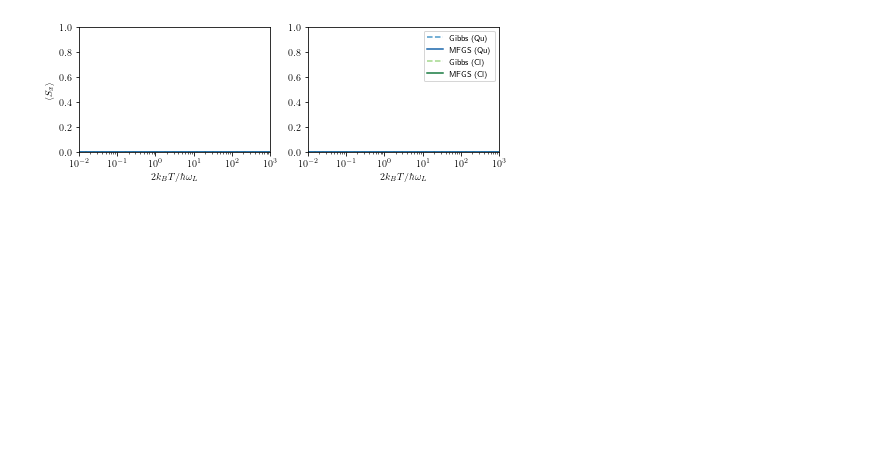
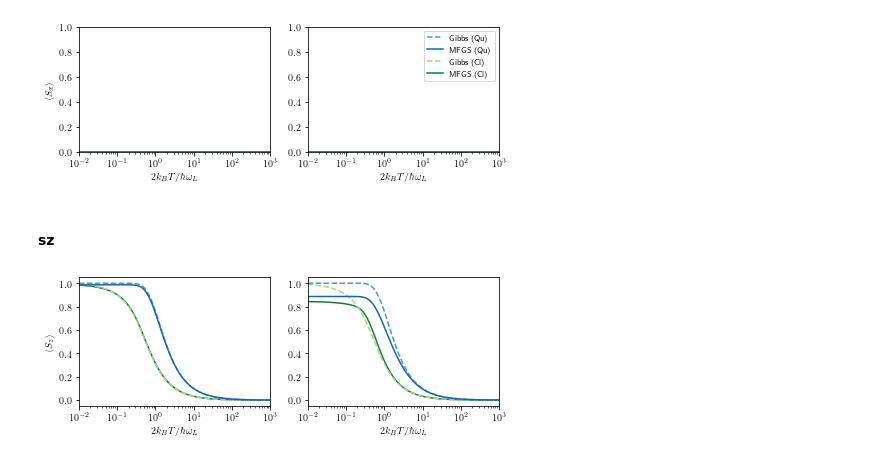
Before and after one commit to quantum-exeter/QuantumSpinDynamics, a Jupyter notebook: plot/plotStatics.ipynb, the cells around one changed output. Drawn from its saved outputs; the diff is of its cells as text; code cells hidden in the pictures; blank space fills up the shorter version.

```diff
--- a/plot/plotStatics.ipynb
+++ b/plot/plotStatics.ipynb
@@ -115,10 +117,28 @@ plt.savefig("C://Users//crh222//Dropbox//PhD//1. RC Mapping//Graphs//Statics//di
 dataG = np.array(pd.read_csv(r'..//paper_data//qu_Gibbs.csv'))
 
 #### prma ####
+data1D_x_prma = np.array(pd.read_csv(r'..//paper_data//qu_MFGS_1D_x_prma_100.csv'))
+data1D_x_prma_cl = np.array(pd.read_csv(r'C://Users//crh222//ClassicalSpinMFGS//paper_data//cl_MFGS_1D_x_prma.csv'))
+
+data1D_z_prma = np.array(pd.read_csv(r'..//paper_data//qu_MFGS_1D_z_prma_100.csv'))
+data1D_z_prma_cl = np.array(pd.read_csv(r'C://Users//crh222//ClassicalSpinMFGS//paper_data//cl_MFGS_1D_z_prma.csv'))
+
+data1D_pi4_prma = np.array(pd.read_csv(r'..//paper_data//qu_MFGS_1D_pi4_prma_100.csv'))
+data1D_pi4_prma_cl = np.array(pd.read_csv(r'C://Users//crh222//ClassicalSpinMFGS//paper_data//cl_MFGS_1D_pi4_prma.csv'))
+
 data3D_prma = np.array(pd.read_csv(r'..//paper_data//qu_MFGS_3D_prma_5.csv'))
 data3D_prma_tempo = np.array(pd.read_csv(r'..//paper_data//TEMPO.csv'))
 data3D_prma_cl = np.array(pd.read_csv(r'C://Users//crh222//ClassicalSpinMFGS//paper_data//cl_MFGS_3D_prma.csv'))
 
 #### prmb ####
+data1D_x_prmb = np.array(pd.read_csv(r'..//paper_data//qu_MFGS_1D_x_prmb_100.csv'))
+data1D_x_prmb_cl = np.array(pd.read_csv(r'C://Users//crh222//ClassicalSpinMFGS//paper_data//cl_MFGS_1D_x_prmb.csv'))
+
+data1D_z_prmb = np.array(pd.read_csv(r'..//paper_data//qu_MFGS_1D_z_prmb_100.csv'))
+data1D_z_prmb_cl = np.array(pd.read_csv(r'C://Users//crh222//ClassicalSpinMFGS//paper_data//cl_MFGS_1D_z_prmb.csv'))
+
+data1D_pi4_prmb = np.array(pd.read_csv(r'..//paper_data//qu_MFGS_1D_pi4_prmb_100.csv'))
+data1D_pi4_prmb_cl = np.array(pd.read_csv(r'C://Users//crh222//ClassicalSpinMFGS//paper_data//cl_MFGS_1D_pi4_prmb.csv'))
+
 data3D_prmb = np.array(pd.read_csv(r'..//paper_data//qu_MFGS_3D_prmb_5.csv'))
 data3D_prmb_cl = np.array(pd.read_csv(r'C://Users//crh222//ClassicalSpinMFGS//paper_data//cl_MFGS_3D_prmb.csv'))
@@ -169,6 +191,55 @@ fig.tight_layout()
 plt.savefig("C://Users//crh222//Dropbox//PhD//1. RC Mapping//Graphs//Paper//sx_T.pdf", dpi=300)
 # %% [output]
 [figure]
+# %% [markdown]
+#### sz ####
+# %%
+fig, ax = plt.subplots(1, 2, figsize=(6.7, 2.5))  #size in inches
+
+bcmap = plt.get_cmap('Blues')
+ocmap = plt.get_cmap('YlGn')
+
+ax[0].set_ylabel("$\langle S_z \\rangle$")
+
+for n in [0, 1]:
+    ax[n].set_xlabel("$2k_B T/\hbar\omega_L$")
+    ax[n].set_xlim(1.0e-2, 1.0e3)
+
+##### Data ######
+
+#### prma ####
+
+## Quantum ##
+ax[1].semilogx(dataG[:,0], dataG[:,3], color=bcmap(0.6), linestyle="--", label="Gibbs (Qu)") # Gibbs
+ax[1].semilogx(data1D_pi4_prma[:,0], data1D_pi4_prma[:,3], color=bcmap(0.8), label="MFGS (Qu)") # MFGS
+# ax[1].plot(0.01, 0.74, color=bcmap(0.8), marker='x', linestyle='None', label="Dynamics (Qu)") # Dynamics
+# ax[1].plot(0.1, 0.74, color=bcmap(0.8), marker='x') # Dynamics
+# ax[1].plot(1, 0.48, color=bcmap(0.8), marker='x') # Dynamics
+# ax[1].plot(10, 0.09, color=bcmap(0.8), marker='x') # Dynamics
+
+## Classical ##
+ax[1].semilogx(dataG[:,0], ((1/np.tanh(1/dataG[:,0]) - (dataG[:,0]))), color=ocmap(0.4), linestyle="--", label="Gibbs (Cl)", zorder=1) # Gibbs
+ax[1].semilogx(data1D_pi4_prma_cl[:,0], data1D_pi4_prma_cl[:,3], color=ocmap(0.8), linestyle='-', label="MFGS (Cl)", zorder=0) # MFGS
+
+# #### prmb ####
+
+# ## Quantum ##
+ax[0].semilogx(dataG[:,0], dataG[:,3], color=bcmap(0.6), linestyle="--", label="Gibbs (Qu)") # Gibbs
+ax[0].semilogx(data1D_pi4_prmb[:,0], data1D_pi4_prmb[:,3], color=bcmap(0.8), label="MFGS (Qu)") # MFGS
+# ax[0].plot(0.01, 0.95, color=bcmap(0.8), marker='x', linestyle='None', label="Dynamics (Qu)") # Dynamics
+# ax[0].plot(0.1, 0.95, color=bcmap(0.8), marker='x', linestyle='None')
+# ax[0].plot(1, 0.70, color=bcmap(0.8), marker='x', linestyle='None')
+# ax[0].plot(10, 0.10, color=bcmap(0.8), marker='x', linestyle='None')
+
+## Classical ##
+ax[0].semilogx(dataG[:,0], ((1/np.tanh(1/dataG[:,0]) - (dataG[:,0]))), color=ocmap(0.4), linestyle="--", label="Gibbs (Cl)", zorder=1) # Gibbs
+ax[0].semilogx(data1D_pi4_prmb_cl[:,0], data1D_pi4_prmb_cl[:,3], color=ocmap(0.8), linestyle='-', label="MFGS (Cl)", zorder=0) # MFGS
+
+fig.tight_layout()
+
+plt.savefig("C://Users//crh222//Dropbox//PhD//1. 3D Project//Graphs//Paper//sz_T_1D_pi4.pdf", dpi=300)
+# %% [output]
+[figure, added]
 # %%
 fig, ax = plt.subplots(1, 2, figsize=(6.7, 2.5))  #size in inches
 
```
Also changed, not shown: parts of 3 cells of this notebook.
